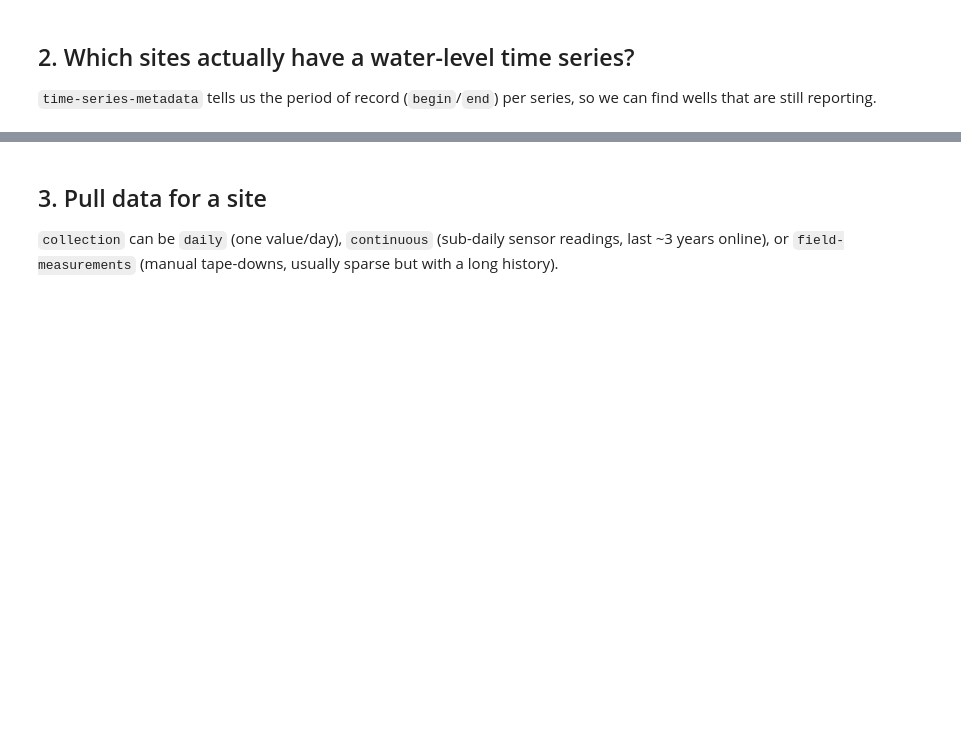
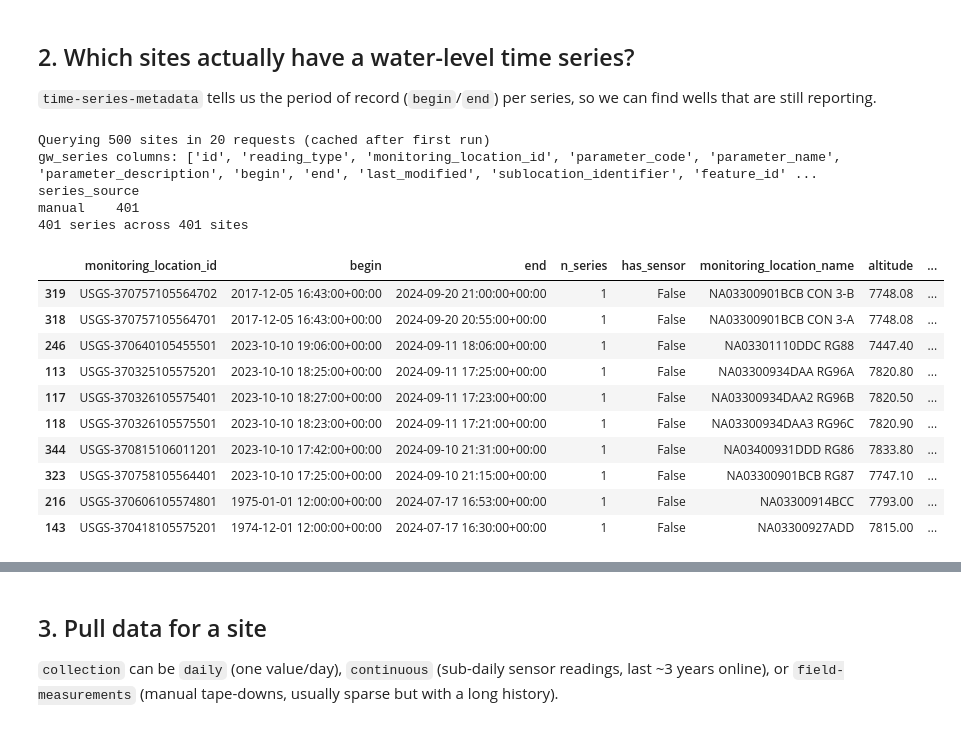
Before and after one commit to lillian-hanson/gpgn438-design-drought-analysis, a Jupyter notebook: inital_data_exploration/co_groundwater.ipynb, the cells around one changed output, grey strips where cells are left out. Saved outputs shown, nothing was run; the diff lists cells and outputs as text; code cells hidden in the pictures; blank space fills up the shorter version.

```diff
--- a/inital_data_exploration/co_groundwater.ipynb
+++ b/inital_data_exploration/co_groundwater.ipynb
@@ -118,0 +151,74 @@ print("Using site:", example_site, "-", gw_summary.set_index("monitoring_locatio
+# %%
+def find_gw_series(site_ids, parameter_code=GW_PARAM, per_request=50):
+    frames = []
+    n_req = 2 * -(-len(site_ids) // per_request)
+    print(f"Querying {len(site_ids)} sites in {n_req} requests (cached after first run)")
+    # daily/continuous sensor series AND manual (field) measurement series
+    for coll, tag in (("time-series-metadata", "sensor"), ("field-measurements-metadata", "manual")):
+        for chunk in chunks(site_ids, per_request):
+            try:
+                f = ogc_get(coll, monitoring_location_id=chunk,
+                            parameter_code=parameter_code, skipGeometry=True)
+            except requests.HTTPError as e:
+                print(f"  {coll}: {e.response.status_code} for a chunk, skipping")
+                continue
+            if not f.empty:
+                f["series_source"] = tag
+                frames.append(f)
+    return pd.concat(frames, ignore_index=True) if frames else pd.DataFrame()
+
+# Colorado has thousands of GW sites. Set MAX_SITES = None for the full statewide pass
+# (many requests; get an API key first), or keep a small number while developing.
+MAX_SITES = 500
+site_pool = co_sites["monitoring_location_id"].drop_duplicates()
+if MAX_SITES:
+    site_pool = site_pool.head(MAX_SITES)
+gw_series = find_gw_series(site_pool.tolist())
+if gw_series.empty:
+    raise RuntimeError(
+        f"No {GW_PARAM} series found for the {len(site_pool)} sites checked. "
+        "Increase MAX_SITES (or set it to None), or check the parameter code against "
+        "https://api.waterdata.usgs.gov/ogcapi/v0/collections/time-series-metadata/items?monitoring_location_id=<ID>&f=json")
+
+print("gw_series columns:", list(gw_series.columns))
+def _find_col(df, *names):
+    low = {c.lower(): c for c in df.columns}
+    return next((low[n] for n in names if n in low), None)
+
+b_col = _find_col(gw_series, "begin", "begin_utc", "start", "first_observation")
+e_col = _find_col(gw_series, "end", "end_utc", "last_observation")
+if b_col is None or e_col is None:
+    raise KeyError(f"Can't find begin/end columns; available: {list(gw_series.columns)}")
+gw_series = gw_series.rename(columns={b_col: "begin", e_col: "end"})
+for c in ("begin", "end"):
+    gw_series[c] = pd.to_datetime(gw_series[c], utc=True, errors="coerce")
+print(gw_series["series_source"].value_counts().to_string())
+
+print(f"{len(gw_series)} series across {gw_series['monitoring_location_id'].nunique()} sites")
+if "computation_identifier" in gw_series.columns:
+    print(gw_series["computation_identifier"].value_counts())
+
+gw_summary = (gw_series.groupby("monitoring_location_id")
+              .agg(begin=("begin", "min"), end=("end", "max"), n_series=("begin", "size"),
+                   has_sensor=("series_source", lambda s: bool((s == "sensor").any())))
+              .reset_index()
+              .merge(co_sites[show], on="monitoring_location_id", how="left"))
+gw_summary["record_years"] = (gw_summary["end"] - gw_summary["begin"]).dt.days / 365.25
+gw_summary.sort_values("end", ascending=False).head(10)
+# %% [output]
+Querying 500 sites in 20 requests (cached after first run)
+gw_series columns: ['id', 'reading_type', 'monitoring_location_id', 'parameter_code', 'parameter_name', 'parameter_description', 'begin', 'end', 'last_modified', 'sublocation_identifier', 'feature_id' ...
+series_source
+manual    401
+401 series across 401 sites
+|  | monitoring_location_id | begin | end | n_series | has_sensor | monitoring_location_name | altitude | ... |
+| 319 | USGS-370757105564702 | 2017-12-05 16:43:00+00:00 | 2024-09-20 21:00:00+00:00 | 1 | False | NA03300901BCB CON 3-B | 7748.08 | ... |
+| 318 | USGS-370757105564701 | 2017-12-05 16:43:00+00:00 | 2024-09-20 20:55:00+00:00 | 1 | False | NA03300901BCB CON 3-A | 7748.08 | ... |
+| 246 | USGS-370640105455501 | 2023-10-10 19:06:00+00:00 | 2024-09-11 18:06:00+00:00 | 1 | False | NA03301110DDC RG88 | 7447.40 | ... |
+| 113 | USGS-370325105575201 | 2023-10-10 18:25:00+00:00 | 2024-09-11 17:25:00+00:00 | 1 | False | NA03300934DAA RG96A | 7820.80 | ... |
+| 117 | USGS-370326105575401 | 2023-10-10 18:27:00+00:00 | 2024-09-11 17:23:00+00:00 | 1 | False | NA03300934DAA2 RG96B | 7820.50 | ... |
+| 118 | USGS-370326105575501 | 2023-10-10 18:23:00+00:00 | 2024-09-11 17:21:00+00:00 | 1 | False | NA03300934DAA3 RG96C | 7820.90 | ... |
+| 344 | USGS-370815106011201 | 2023-10-10 17:42:00+00:00 | 2024-09-10 21:31:00+00:00 | 1 | False | NA03400931DDD RG86 | 7833.80 | ... |
+| 323 | USGS-370758105564401 | 2023-10-10 17:25:00+00:00 | 2024-09-10 21:15:00+00:00 | 1 | False | NA03300901BCB RG87 | 7747.10 | ... |
+| 216 | USGS-370606105574801 | 1975-01-01 12:00:00+00:00 | 2024-07-17 16:53:00+00:00 | 1 | False | NA03300914BCC | 7793.00 | ... |
+| 143 | USGS-370418105575201 | 1974-12-01 12:00:00+00:00 | 2024-07-17 16:30:00+00:00 | 1 | False | NA03300927ADD | 7815.00 | ... |
```
Also changed, not shown: parts of 14 cells of this notebook, 13 other files.
